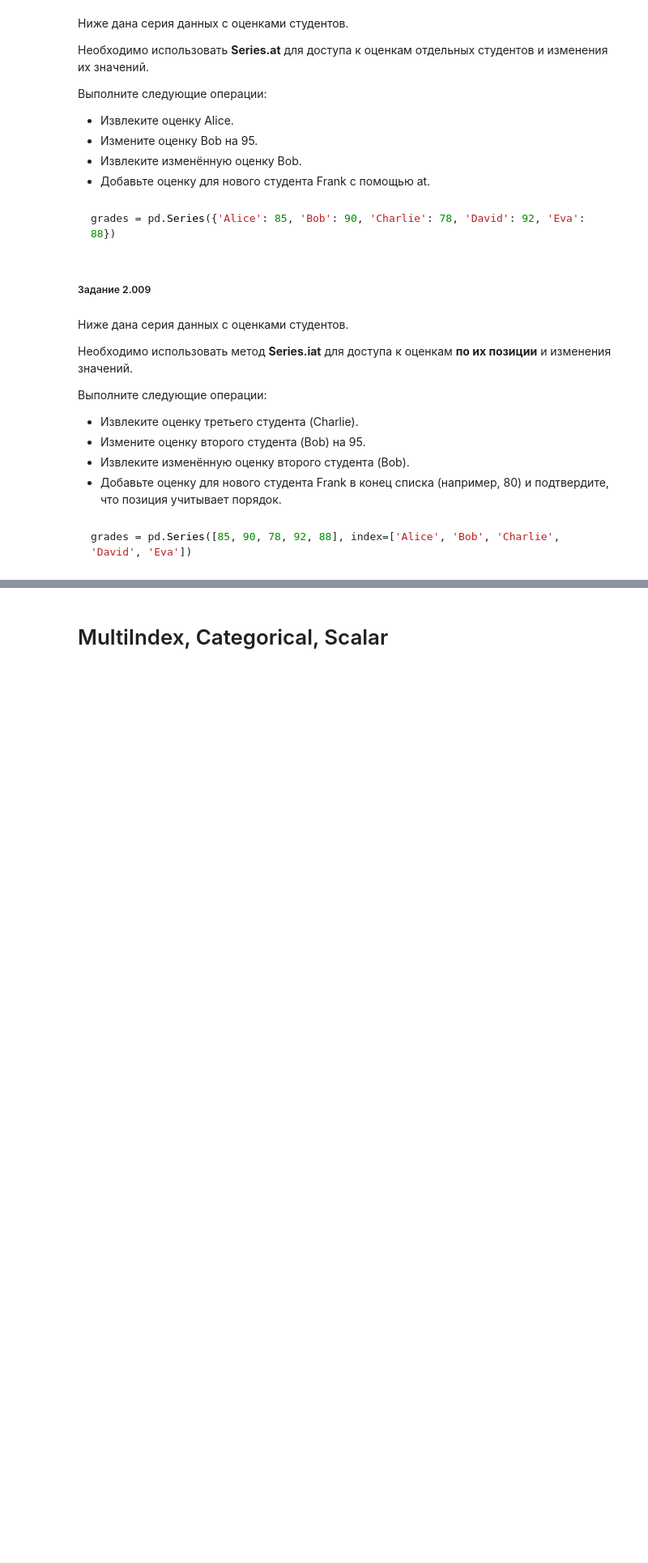
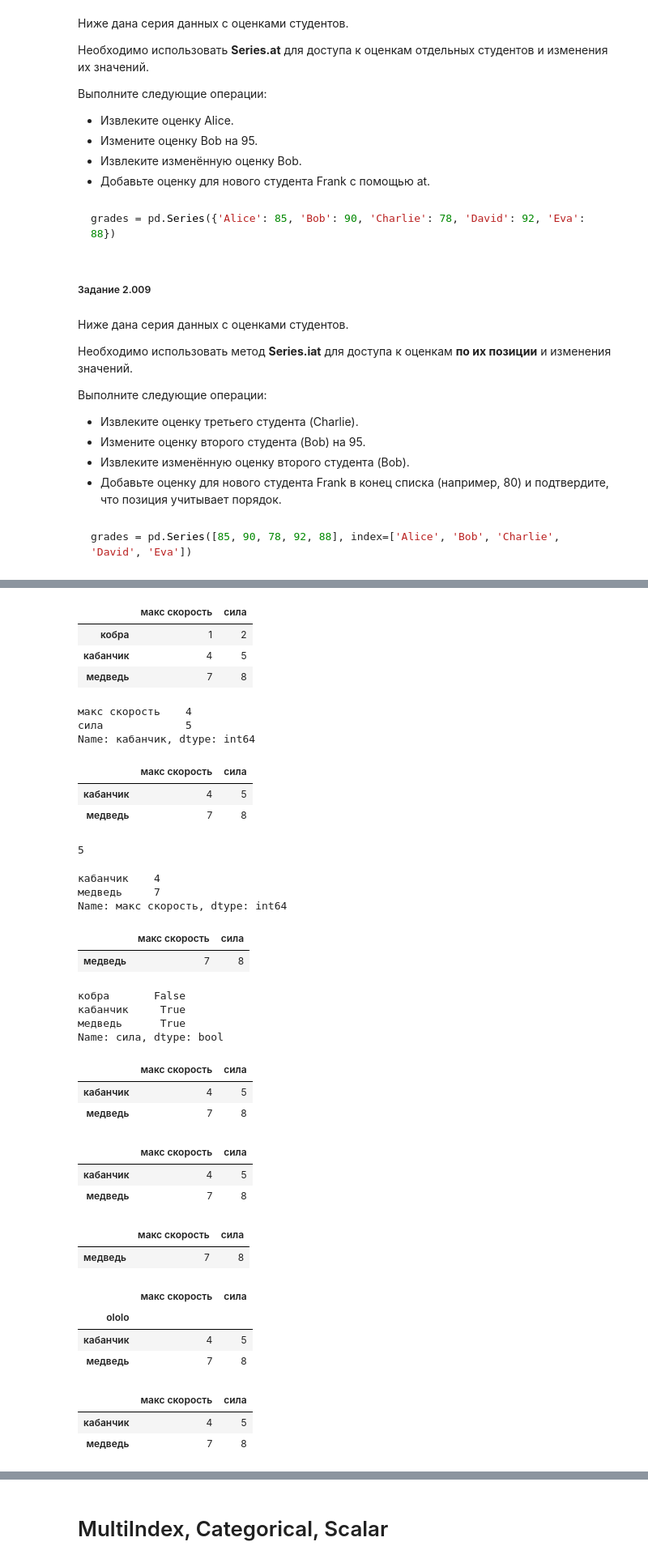
Before and after one commit to rgenius-ru/pandas_lessons, a Jupyter notebook: lessons/Pandas_for_Data_Engineering/part2_new.ipynb, the cells around one changed output, grey strips where cells are left out. Shown at 81% size. Cells and saved outputs as stored; diff of their text form; code cells hidden in the pictures; blank space fills up the shorter version.

```diff
--- a/lessons/Pandas_for_Data_Engineering/part2_new.ipynb
+++ b/lessons/Pandas_for_Data_Engineering/part2_new.ipynb
@@ -834,0 +844,62 @@ grades = pd.Series([85, 90, 78, 92, 88], index=['Alice', 'Bob', 'Charlie', 'Davi
+# %%
+df = pd.DataFrame(
+    [
+        [1, 2],
+        [4, 5],
+        [7, 8]
+    ],
+    index=['кобра', 'кабанчик', 'медведь'],
+    columns=['макс скорость', 'сила']
+)
+df
+# %% [output]
+|  | макс скорость | сила |
+| кобра | 1 | 2 |
+| кабанчик | 4 | 5 |
+| медведь | 7 | 8 |
+# %%
+df.loc['кабанчик']
+# %% [output]
+макс скорость    4
+сила             5
+Name: кабанчик, dtype: int64
+# %%
+df.loc[['кабанчик', 'медведь']]
+# %% [output]
+|  | макс скорость | сила |
+| кабанчик | 4 | 5 |
+| медведь | 7 | 8 |
+# %%
+df.loc['кабанчик', 'сила']
+# %% [output]
+5
+# %%
+df.loc['кабанчик':'медведь', 'макс скорость']
+# %% [output]
+кабанчик    4
+медведь     7
+Name: макс скорость, dtype: int64
+# %%
+df.loc[[False, False, True]]
+# %% [output]
+|  | макс скорость | сила |
+| медведь | 7 | 8 |
+# %%
+df['сила'] > 3
+# %% [output]
+кобра       False
+кабанчик     True
+медведь      True
+Name: сила, dtype: bool
+# %%
+df.loc[df['сила'] > 3]
+# %% [output]
+|  | макс скорость | сила |
+| кабанчик | 4 | 5 |
+| медведь | 7 | 8 |
+# %%
+df[df['сила'] > 3]
+# %% [output]
+|  | макс скорость | сила |
+| кабанчик | 4 | 5 |
+| медведь | 7 | 8 |
@@ -834,0 +911,18 @@ grades = pd.Series([85, 90, 78, 92, 88], index=['Alice', 'Bob', 'Charlie', 'Davi
+# %%
+df.loc[ser1]
+# %% [output]
+|  | макс скорость | сила |
+| медведь | 7 | 8 |
+# %%
+df.loc[pd.Index(['кабанчик', 'медведь'], name='ololo')]
+# %% [output]
+|  | макс скорость | сила |
+| ololo |  |  |
+| кабанчик | 4 | 5 |
+| медведь | 7 | 8 |
+# %%
+df.loc['кабанчик':'медведь', 'макс скорость':'сила']
+# %% [output]
+|  | макс скорость | сила |
+| кабанчик | 4 | 5 |
+| медведь | 7 | 8 |
```
Also changed, not shown: parts of 19 cells of this notebook.
